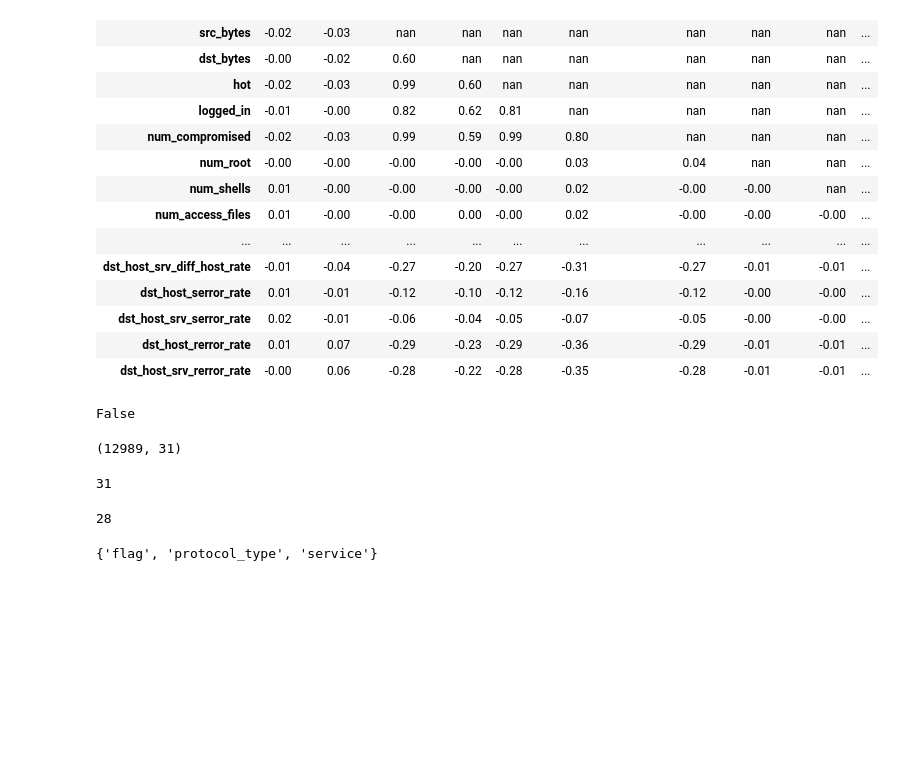
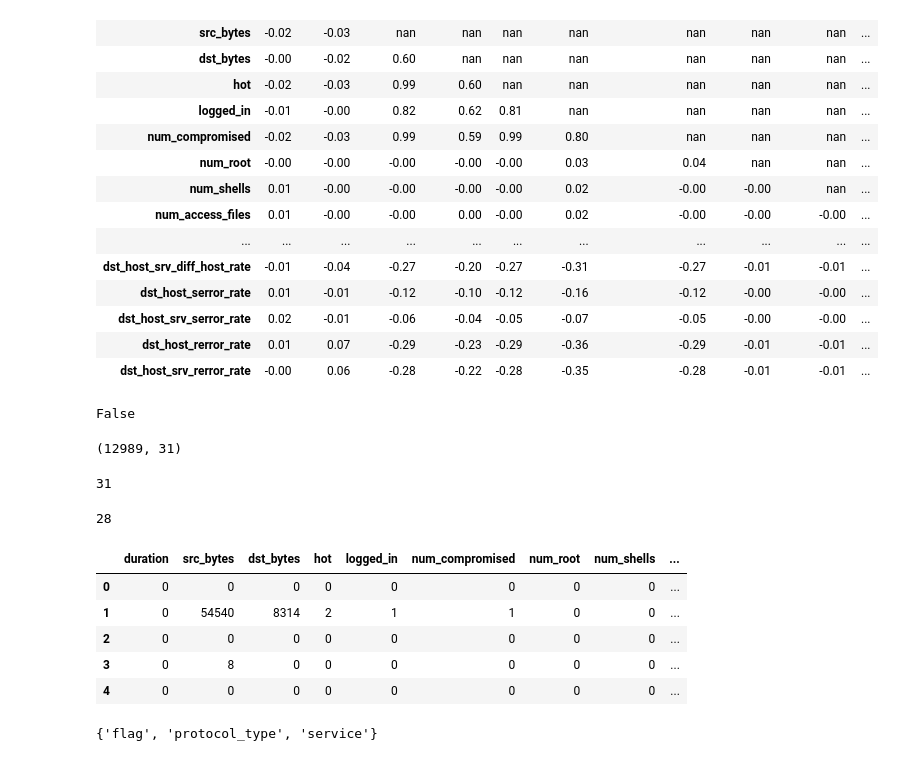
Before and after one commit to BATspock/deeplearning, a Jupyter notebook: NAP.ipynb, the cells around one changed output. Cells and saved outputs as stored; diff of their text form; code cells hidden in the pictures; blank space fills up the shorter version.

```diff
--- a/NAP.ipynb
+++ b/NAP.ipynb
@@ -159,6 +159,17 @@ number_columns = list(trainDf.select_dtypes('number').columns)
 len(number_columns)
 # %% [output]
 28
+# %%
+trainDf_X = trainDf[number_columns]
+# %%
+trainDf_X.head()
+# %% [output]
+|  | duration | src_bytes | dst_bytes | hot | logged_in | num_compromised | num_root | num_shells | ... |
+| 0 | 0 | 0 | 0 | 0 | 0 | 0 | 0 | 0 | ... |
+| 1 | 0 | 54540 | 8314 | 2 | 1 | 1 | 0 | 0 | ... |
+| 2 | 0 | 0 | 0 | 0 | 0 | 0 | 0 | 0 | ... |
+| 3 | 0 | 8 | 0 | 0 | 0 | 0 | 0 | 0 | ... |
+| 4 | 0 | 0 | 0 | 0 | 0 | 0 | 0 | 0 | ... |
 # %%
 total_columns, number_columns = set(total_columns), set(number_columns)
 # %%
```
Also changed, not shown: parts of 27 cells of this notebook.
